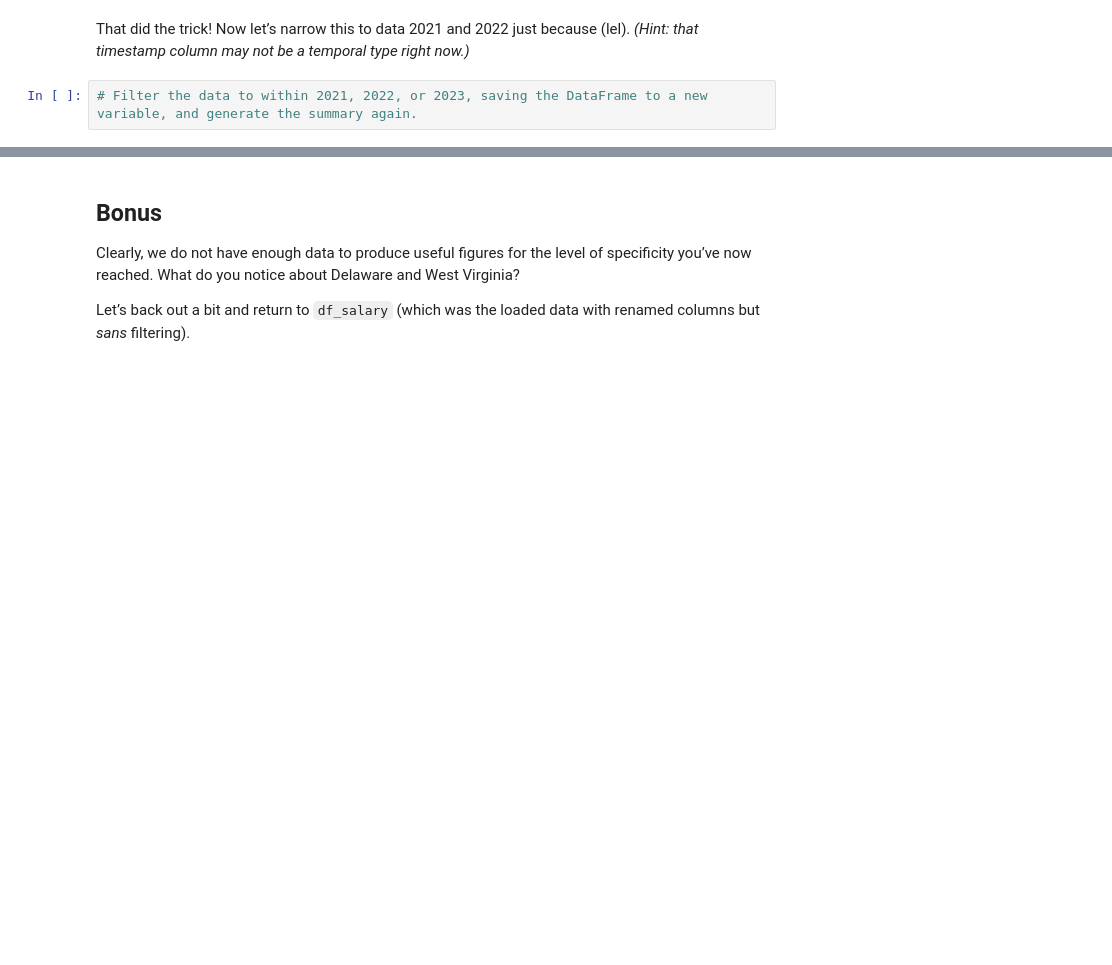
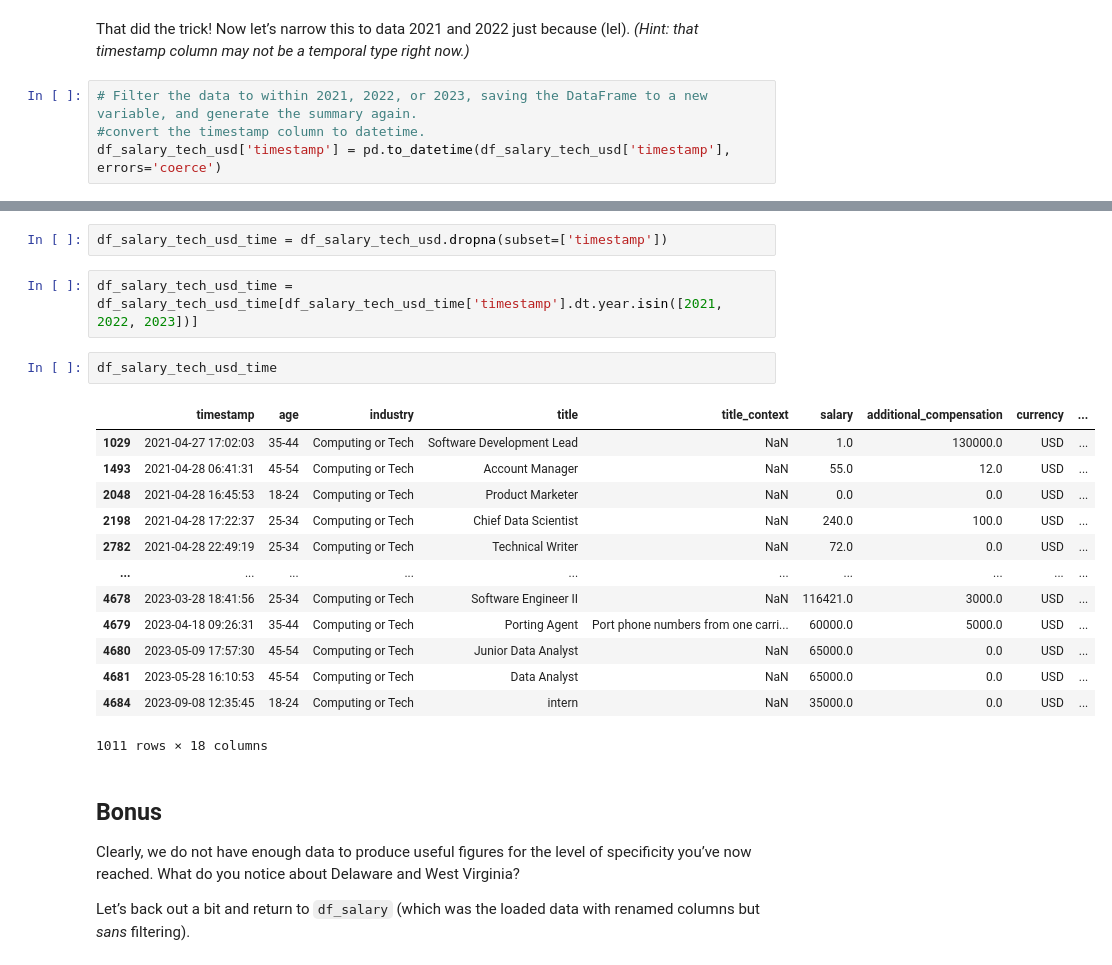
Before and after one commit to lxwooxy/my-fork-2024-fall-data-science, a Jupyter notebook: Week-02-DS-Overview-and-Data/Exercise-gw.ipynb, the cells around one changed output, grey strips where cells are left out. Saved outputs shown, nothing was run; the diff lists cells and outputs as text; blank space fills up the shorter version.

```diff
--- a/Week-02-DS-Overview-and-Data/Exercise-gw.ipynb
+++ b/Week-02-DS-Overview-and-Data/Exercise-gw.ipynb
@@ -228,3 +458,5 @@ Let’s try that again.
 That did the trick! Now let’s narrow this to data 2021 and 2022 just because (lel). *(Hint: that timestamp column may not be a temporal type right now.)*
 # %%
 # Filter the data to within 2021, 2022, or 2023, saving the DataFrame to a new variable, and generate the summary again.
+#convert the timestamp column to datetime.
+df_salary_tech_usd['timestamp'] = pd.to_datetime(df_salary_tech_usd['timestamp'], errors='coerce')
@@ -231,3 +469,23 @@ That did the trick! Now let’s narrow this to data 2021 and 2022 just because (
+# %%
+df_salary_tech_usd_time = df_salary_tech_usd.dropna(subset=['timestamp'])
+# %%
+df_salary_tech_usd_time = df_salary_tech_usd_time[df_salary_tech_usd_time['timestamp'].dt.year.isin([2021, 2022, 2023])]
+# %%
+df_salary_tech_usd_time
+# %% [output]
+|  | timestamp | age | industry | title | title_context | salary | additional_compensation | currency | ... |
+| 1029 | 2021-04-27 17:02:03 | 35-44 | Computing or Tech | Software Development Lead | NaN | 1.0 | 130000.0 | USD | ... |
+| 1493 | 2021-04-28 06:41:31 | 45-54 | Computing or Tech | Account Manager | NaN | 55.0 | 12.0 | USD | ... |
+| 2048 | 2021-04-28 16:45:53 | 18-24 | Computing or Tech | Product Marketer | NaN | 0.0 | 0.0 | USD | ... |
+| 2198 | 2021-04-28 17:22:37 | 25-34 | Computing or Tech | Chief Data Scientist | NaN | 240.0 | 100.0 | USD | ... |
+| 2782 | 2021-04-28 22:49:19 | 25-34 | Computing or Tech | Technical Writer | NaN | 72.0 | 0.0 | USD | ... |
+| ... | ... | ... | ... | ... | ... | ... | ... | ... | ... |
+| 4678 | 2023-03-28 18:41:56 | 25-34 | Computing or Tech | Software Engineer II | NaN | 116421.0 | 3000.0 | USD | ... |
+| 4679 | 2023-04-18 09:26:31 | 35-44 | Computing or Tech | Porting Agent | Port phone numbers from one carri... | 60000.0 | 5000.0 | USD | ... |
+| 4680 | 2023-05-09 17:57:30 | 45-54 | Computing or Tech | Junior Data Analyst | NaN | 65000.0 | 0.0 | USD | ... |
+| 4681 | 2023-05-28 16:10:53 | 45-54 | Computing or Tech | Data Analyst | NaN | 65000.0 | 0.0 | USD | ... |
+| 4684 | 2023-09-08 12:35:45 | 18-24 | Computing or Tech | intern | NaN | 35000.0 | 0.0 | USD | ... |
+1011 rows × 18 columns
 # %% [markdown]
 ## Bonus
 
```
Also changed, not shown: parts of 30 cells of this notebook, 2 other files.
